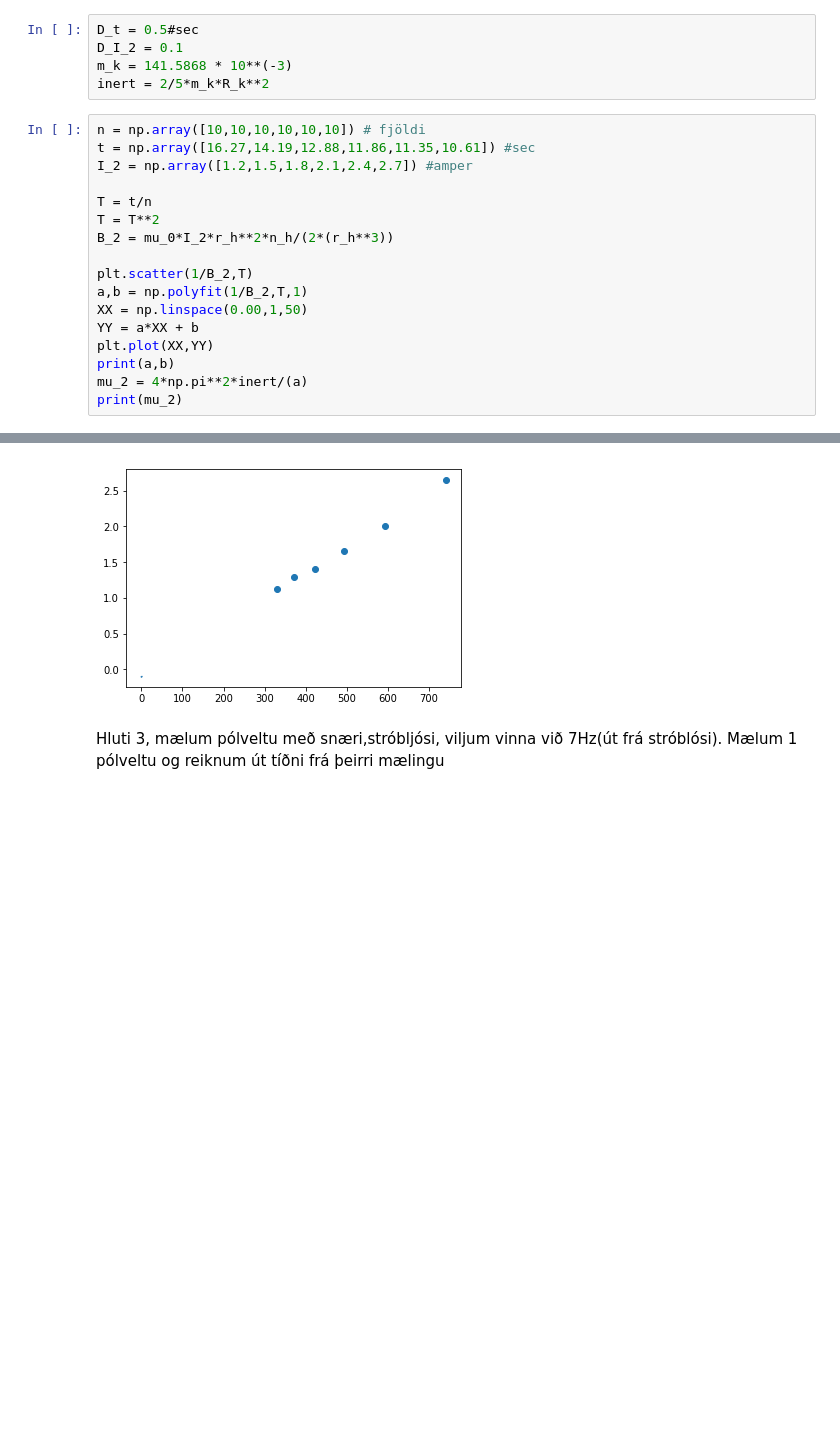
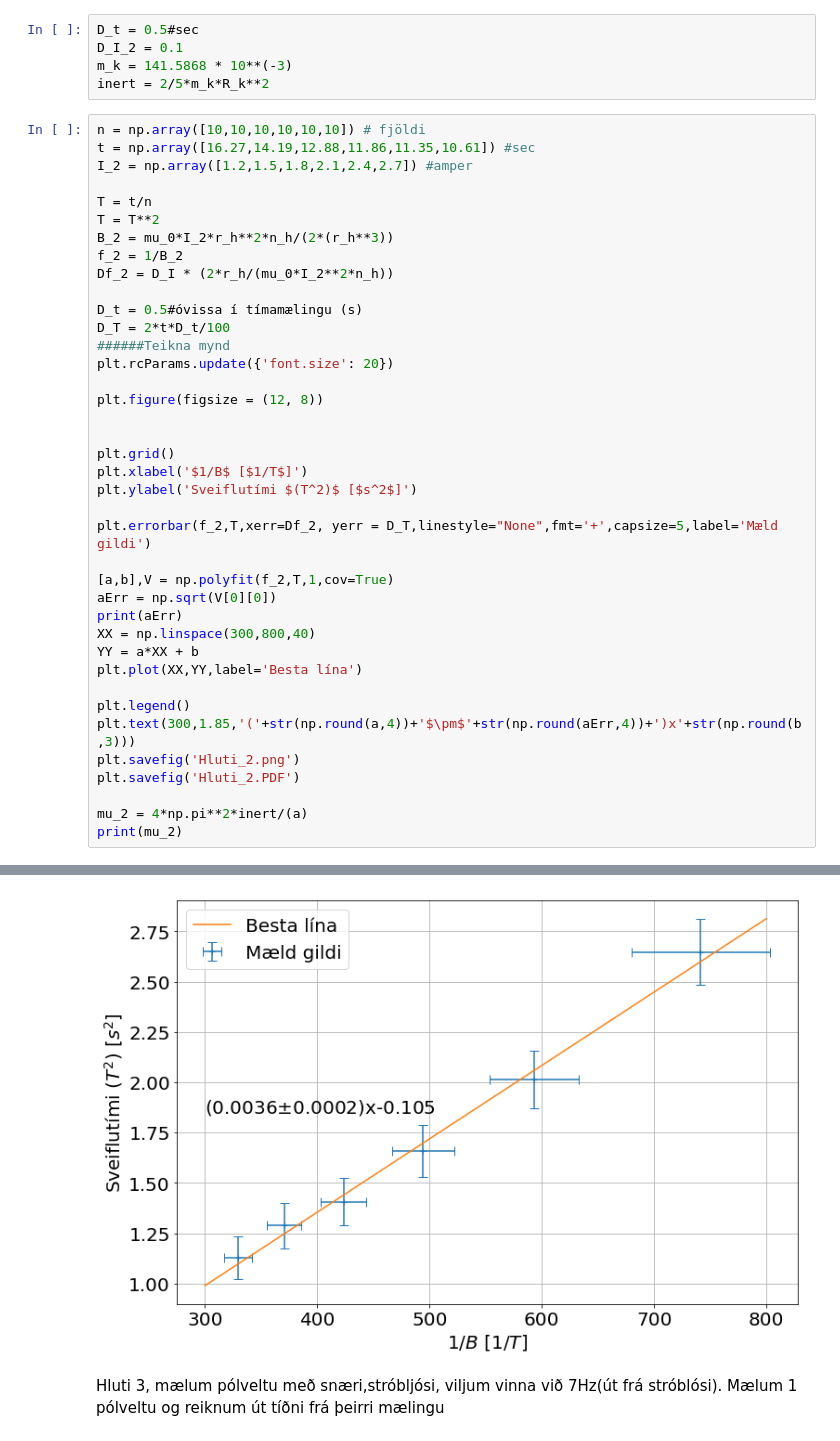
Before and after one commit to EmilGauti/segulvaegi, a Jupyter notebook: Urvinnsla.ipynb, the cells around one changed output, grey strips where cells are left out. Cells and saved outputs as stored; diff of their text form; blank space fills up the shorter version.

```diff
--- a/Urvinnsla.ipynb
+++ b/Urvinnsla.ipynb
@@ -68,13 +83,35 @@ I_2 = np.array([1.2,1.5,1.8,2.1,2.4,2.7]) #amper
 T = t/n
 T = T**2
 B_2 = mu_0*I_2*r_h**2*n_h/(2*(r_h**3))
+f_2 = 1/B_2
+Df_2 = D_I * (2*r_h/(mu_0*I_2**2*n_h))
 
-plt.scatter(1/B_2,T)
-a,b = np.polyfit(1/B_2,T,1)
-XX = np.linspace(0.00,1,50)
+D_t = 0.5#óvissa í tímamælingu (s)
+D_T = 2*t*D_t/100
+######Teikna mynd
+plt.rcParams.update({'font.size': 20})
+
+plt.figure(figsize = (12, 8))
+
+
+plt.grid()
+plt.xlabel('$1/B$ [$1/T$]')
+plt.ylabel('Sveiflutími $(T^2)$ [$s^2$]')
+
+plt.errorbar(f_2,T,xerr=Df_2, yerr = D_T,linestyle="None",fmt='+',capsize=5,label='Mæld gildi')
+
+[a,b],V = np.polyfit(f_2,T,1,cov=True)
+aErr = np.sqrt(V[0][0])
+print(aErr)
+XX = np.linspace(300,800,40)
 YY = a*XX + b
-plt.plot(XX,YY)
-print(a,b)
+plt.plot(XX,YY,label='Besta lína')
+
+plt.legend()
+plt.text(300,1.85,'('+str(np.round(a,4))+'$\pm$'+str(np.round(aErr,4))+')x'+str(np.round(b,3)))
+plt.savefig('Hluti_2.png')
+plt.savefig('Hluti_2.PDF')
+
 mu_2 = 4*np.pi**2*inert/(a)
 print(mu_2)
 # %% [output]
@@ -82,5 +119,5 @@ print(mu_2)
 0.43701714181263474
-[figure, old version]
+[figure, new version]
 # %% [markdown]
 Hluti 3, mælum pólveltu með snæri,stróbljósi, viljum vinna við 7Hz(út frá stróblósi). Mælum 1 pólveltu og reiknum út tíðni frá þeirri mælingu
 # %%
```
Also changed, not shown: parts of 4 cells of this notebook, 14 other files.
